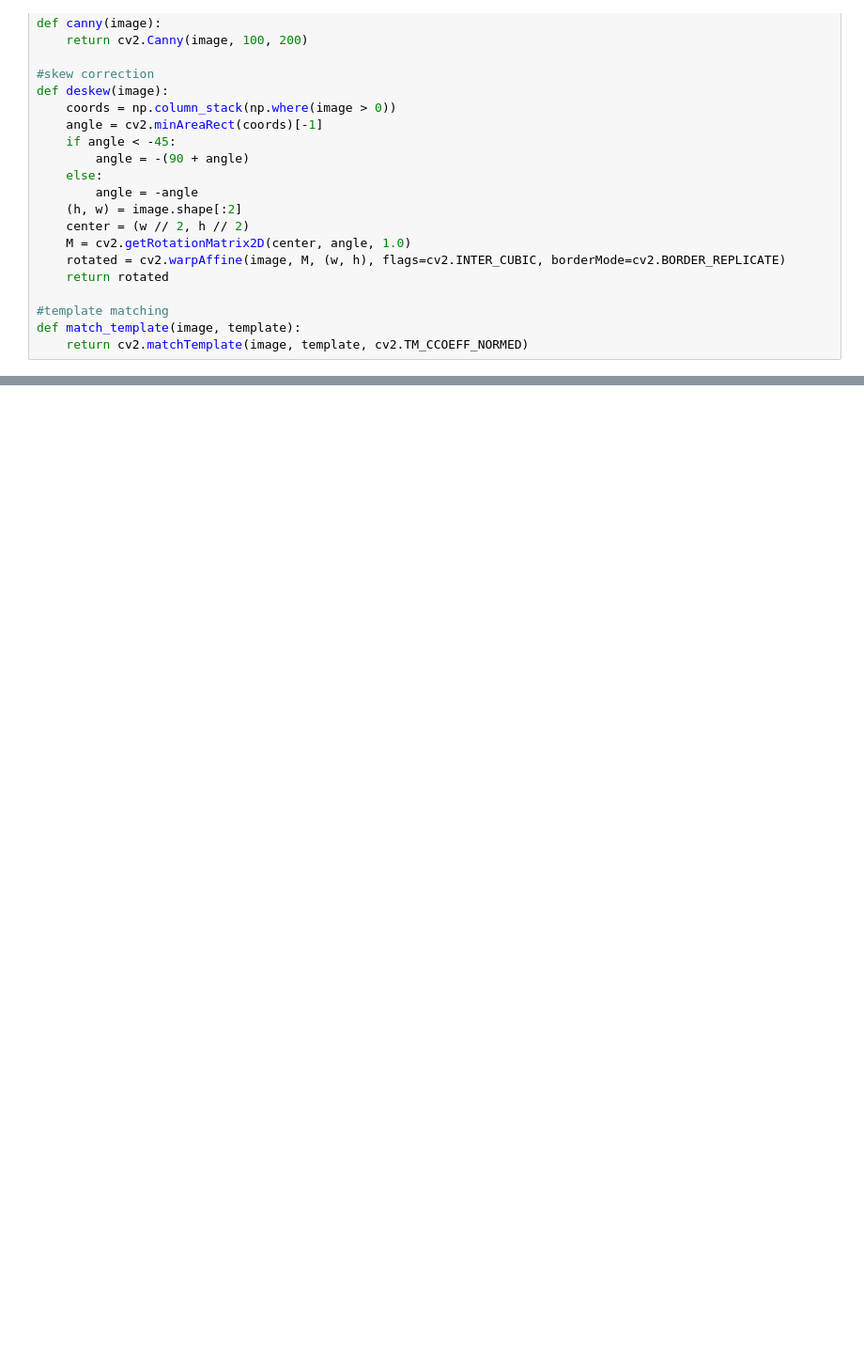
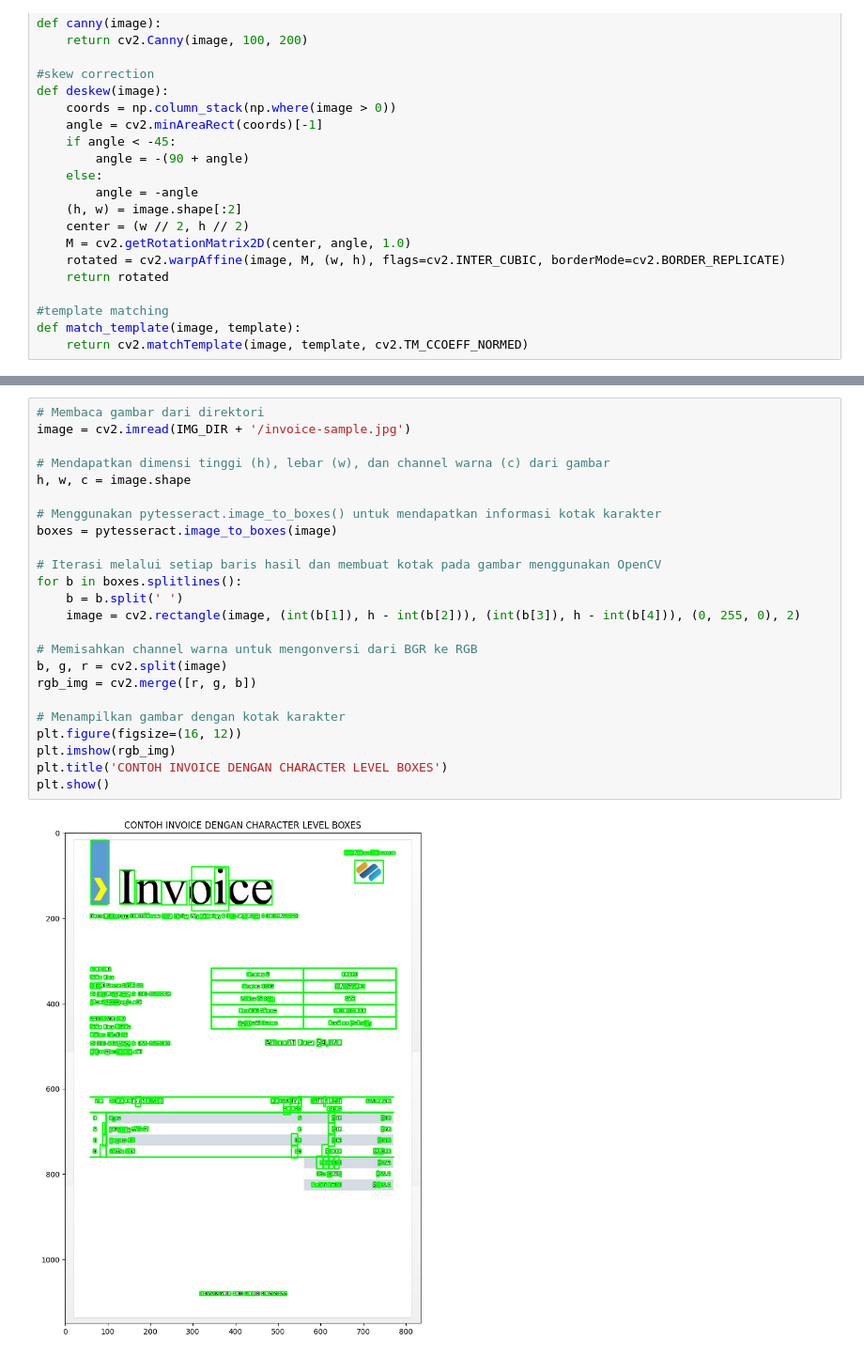
Before and after one commit to RIZKYANGKATA/MACHLEARN, a Jupyter notebook: Modul_12.ipynb, the cells around one changed output, grey strips where cells are left out. Shown at 94% size. Drawn from its saved outputs; the diff is of its cells as text; blank space fills up the shorter version.

```diff
--- a/Modul_12.ipynb
+++ b/Modul_12.ipynb
@@ -77,0 +200,26 @@ plt.show()
+# %%
+# Membaca gambar dari direktori
+image = cv2.imread(IMG_DIR + '/invoice-sample.jpg')
+
+# Mendapatkan dimensi tinggi (h), lebar (w), dan channel warna (c) dari gambar
+h, w, c = image.shape
+
+# Menggunakan pytesseract.image_to_boxes() untuk mendapatkan informasi kotak karakter
+boxes = pytesseract.image_to_boxes(image)
+
+# Iterasi melalui setiap baris hasil dan membuat kotak pada gambar menggunakan OpenCV
+for b in boxes.splitlines():
+    b = b.split(' ')
+    image = cv2.rectangle(image, (int(b[1]), h - int(b[2])), (int(b[3]), h - int(b[4])), (0, 255, 0), 2)
+
+# Memisahkan channel warna untuk mengonversi dari BGR ke RGB
+b, g, r = cv2.split(image)
+rgb_img = cv2.merge([r, g, b])
+
+# Menampilkan gambar dengan kotak karakter
+plt.figure(figsize=(16, 12))
+plt.imshow(rgb_img)
+plt.title('CONTOH INVOICE DENGAN CHARACTER LEVEL BOXES')
+plt.show()
+# %% [output]
+[figure, added]
```
Also changed, not shown: parts of 28 cells of this notebook.
